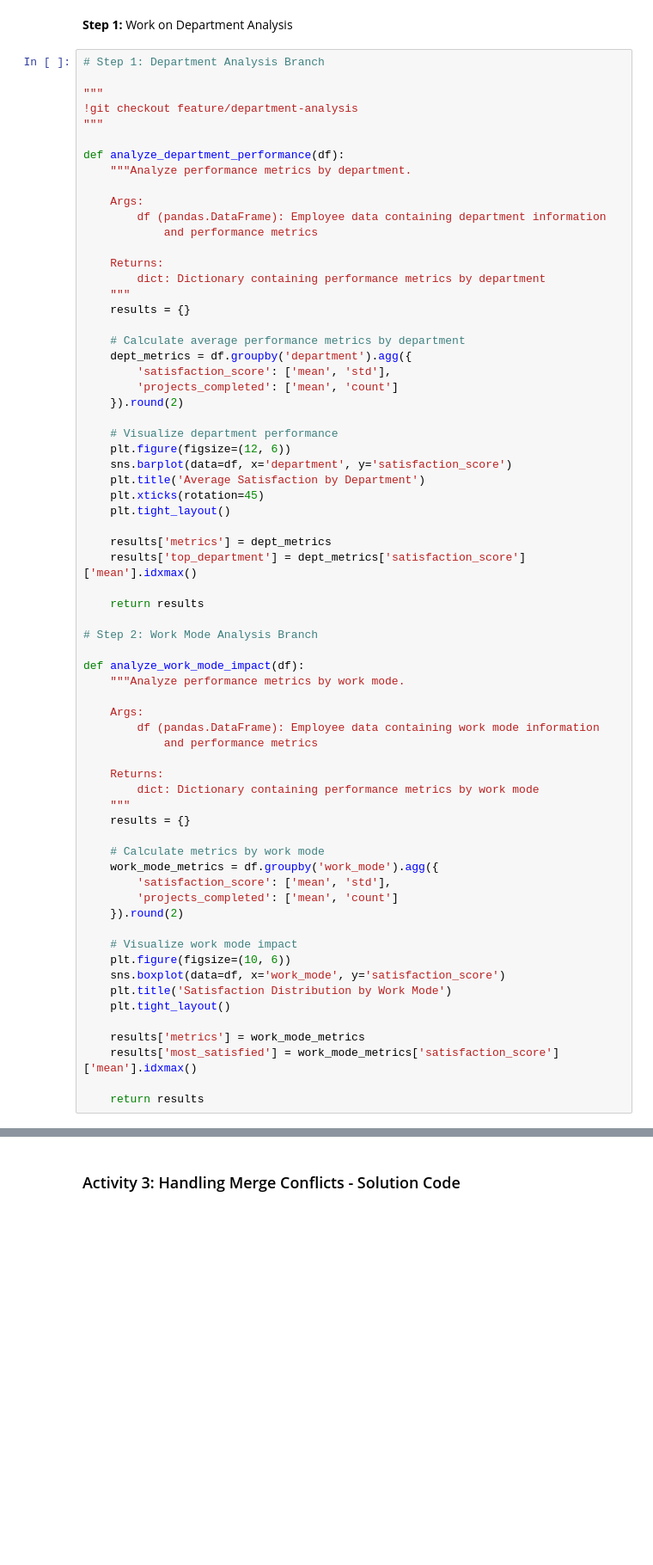
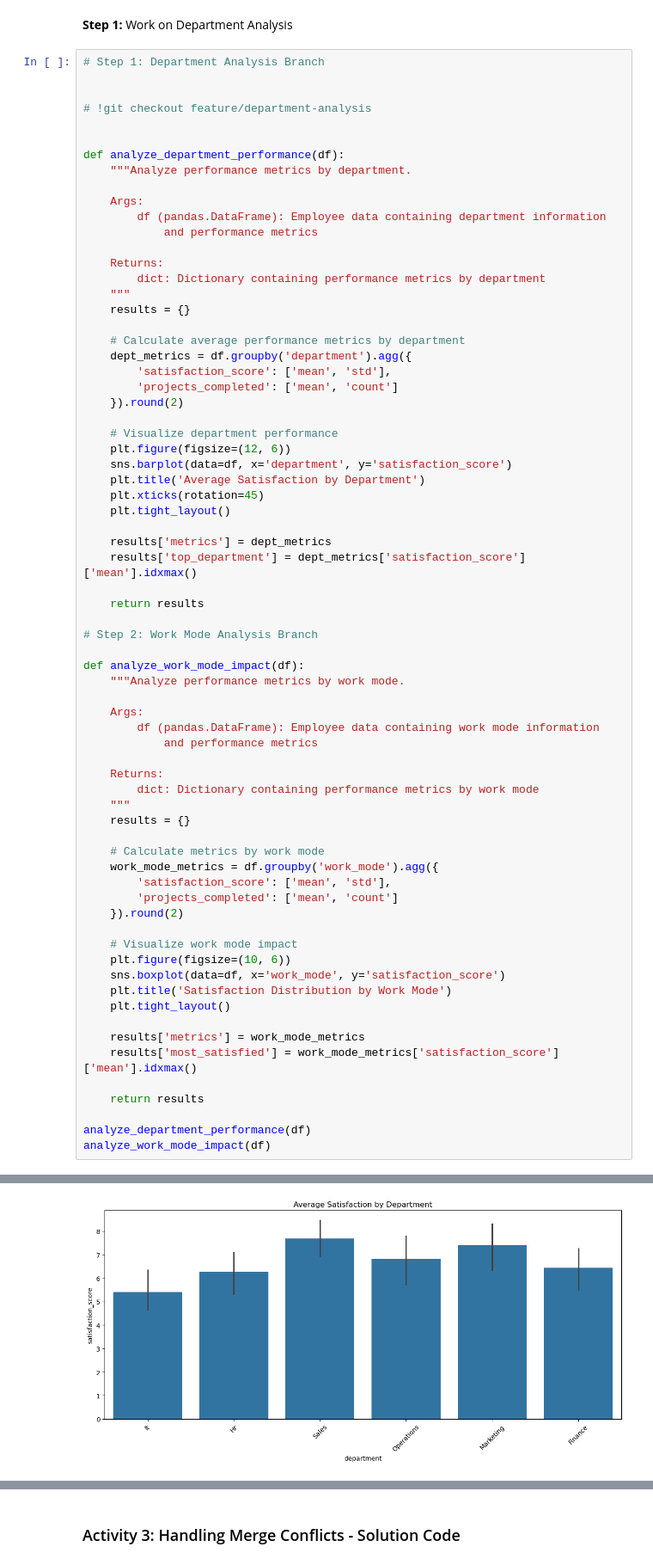
Before and after one commit to makarand-malu/LogicMojo-AI-ML-March26-makarand, a Jupyter notebook: employee_analysis.ipynb, the cells around one changed output, grey strips where cells are left out. Shown at 86% size. Cells and saved outputs as stored; diff of their text form; blank space fills up the shorter version.

```diff
--- a/employee_analysis.ipynb
+++ b/employee_analysis.ipynb
@@ -134,9 +155,9 @@ Switched to a new branch 'feature/work-mode-analysis'
 # %%
 # Step 1: Department Analysis Branch
 
-"""
-!git checkout feature/department-analysis
-"""
+
+# !git checkout feature/department-analysis
+
 
 def analyze_department_performance(df):
     """Analyze performance metrics by department.
@@ -198,3 +219,7 @@ def analyze_work_mode_impact(df):
     results['most_satisfied'] = work_mode_metrics['satisfaction_score']['mean'].idxmax()
 
     return results
+
+analyze_department_performance(df)
+analyze_work_mode_impact(df)
+# %% [output]
@@ -200,0 +233 @@ def analyze_work_mode_impact(df):
+[figure, added]
```
Also changed, not shown: parts of 8 cells of this notebook.
